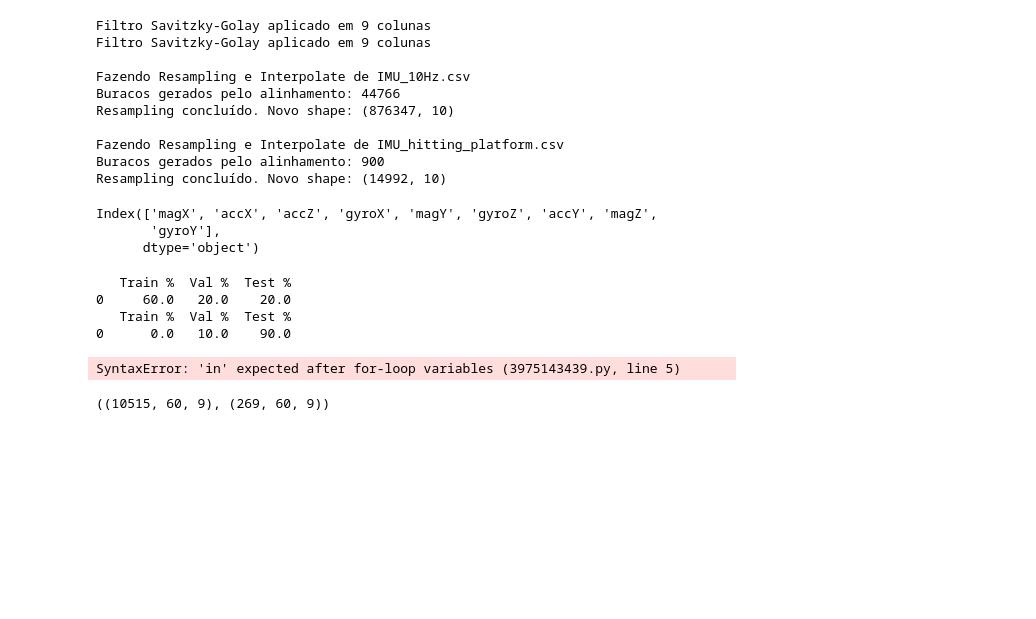
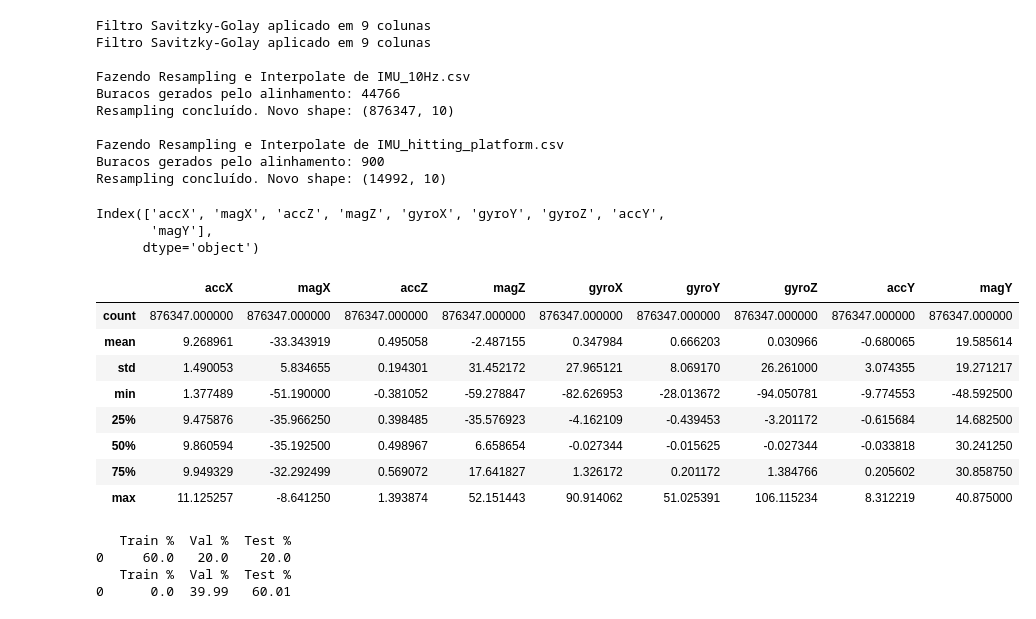
Before and after one commit to AndreFGard/anomaly-detection, a Jupyter notebook: preprocessing.ipynb, the cells around one changed output. Cells and saved outputs as stored; diff of their text form; code cells hidden in the pictures; blank space fills up the shorter version.

```diff
--- a/preprocessing.ipynb
+++ b/preprocessing.ipynb
@@ -22,11 +25,21 @@ Resampling concluído. Novo shape: (14992, 10)
 # %%
 df = df.drop(columns=["time"])
 faultydf = faultydf.drop(columns=["time"])
-df.columns
+print(df.columns)
+df.describe()
 # %% [output]
-Index(['magX', 'accX', 'accZ', 'gyroX', 'magY', 'gyroZ', 'accY', 'magZ',
-       'gyroY'],
+Index(['accX', 'magX', 'accZ', 'magZ', 'gyroX', 'gyroY', 'gyroZ', 'accY',
+       'magY'],
       dtype='object')
+|  | accX | magX | accZ | magZ | gyroX | gyroY | gyroZ | accY | magY |
+| count | 876347.000000 | 876347.000000 | 876347.000000 | 876347.000000 | 876347.000000 | 876347.000000 | 876347.000000 | 876347.000000 | 876347.000000 |
+| mean | 9.268961 | -33.343919 | 0.495058 | -2.487155 | 0.347984 | 0.666203 | 0.030966 | -0.680065 | 19.585614 |
+| std | 1.490053 | 5.834655 | 0.194301 | 31.452172 | 27.965121 | 8.069170 | 26.261000 | 3.074355 | 19.271217 |
+| min | 1.377489 | -51.190000 | -0.381052 | -59.278847 | -82.626953 | -28.013672 | -94.050781 | -9.774553 | -48.592500 |
+| 25% | 9.475876 | -35.966250 | 0.398485 | -35.576923 | -4.162109 | -0.439453 | -3.201172 | -0.615684 | 14.682500 |
+| 50% | 9.860594 | -35.192500 | 0.498967 | 6.658654 | -0.027344 | -0.015625 | -0.027344 | -0.033818 | 30.241250 |
+| 75% | 9.949329 | -32.292499 | 0.569072 | 17.641827 | 1.326172 | 0.201172 | 1.384766 | 0.205602 | 30.858750 |
+| max | 11.125257 | -8.641250 | 1.393874 | 52.151443 | 90.914062 | 51.025391 | 106.115234 | 8.312219 | 40.875000 |
 # %%
 #separar manualmente e sem shuffling para nunca treinar com dados futuros
 def _train_test_split(df:pd.DataFrame, trainPer=0.6,valPer=0.2, testPer=0.2):
@@ -57,47 +70,17 @@ def __show_splitting(train, val, test,expectedTotal):
 X_train, X_val,X_test = _train_test_split(df)
 __show_splitting(X_train,X_val,X_test, df.shape[0])
 
-_, anom_val,anom_test = _train_test_split(faultydf,trainPer=0,valPer=0.1,testPer=0.9)
+_, anom_val,anom_test = _train_test_split(faultydf,trainPer=0,valPer=0.40,testPer=0.6)
 __show_splitting(_,anom_val,anom_test, faultydf.shape[0])
+
+
+X_train = X_train
+X_val = X_val
+X_test = X_test
+anom_val = anom_val
+anom_test = anom_test
 # %% [output]
    Train %  Val %  Test %
 0     60.0   20.0    20.0
    Train %  Val %  Test %
-0      0.0   10.0    90.0
+0      0.0  39.99   60.01
-# %%
-base_features = list(df.columns)
-def add_engineered_features(df:pd.DataFrame) -> pd.DataFrame:
-    #add point only features
-    # sens_jerk e sens_norm
-    sensors = (set([s[:-1] for s in base_features]))
-    for sensAxis in base_features:
-        df[f"{sensAxis}_jerk"] = df[sensAxis].diff()
-    for sens in sensors:
-        df[f"{sens}_norm"] = np.sqrt(df[f"{sens}X"]**2 + df[f"{sens}Y"]**2 + df[f"{sens}Z"]**2)
-
-    return df
-# %% [output]
-SyntaxError: 'in' expected after for-loop variables (3975143439.py, line 5)
-# %%
-def getFixedWindows(df, length, overlap, drop_incomplete=True):
-    arr = df.values
-    step = length - overlap
-    n = arr.shape[0]
-
-    starts = range(0, n - length + 1, step)
-    windows = np.stack([arr[s:s+length] for s in starts], axis=0) #semelhante a np.array
-    return windows
-
-WINDOW_SIZE, WINDOW_OVERLAP = 60, 10
-
-X_train_w = getFixedWindows(X_train, WINDOW_SIZE, WINDOW_OVERLAP)
-X_test_w  = getFixedWindows(X_test,  WINDOW_SIZE, WINDOW_OVERLAP)
-X_val_w = getFixedWindows(X_val,  WINDOW_SIZE, WINDOW_OVERLAP)
-
-anom_val_w  = getFixedWindows(anom_val, WINDOW_SIZE, WINDOW_OVERLAP)
-anom_test_w  = getFixedWindows(anom_test, WINDOW_SIZE, WINDOW_OVERLAP)
-
-X_train_w.shape, anom_test_w.shape
-# matrizes 3d, ainda precisam ser flattened
-# %% [output]
-((10515, 60, 9), (269, 60, 9))
```
Also changed, not shown: parts of 20 cells of this notebook.
